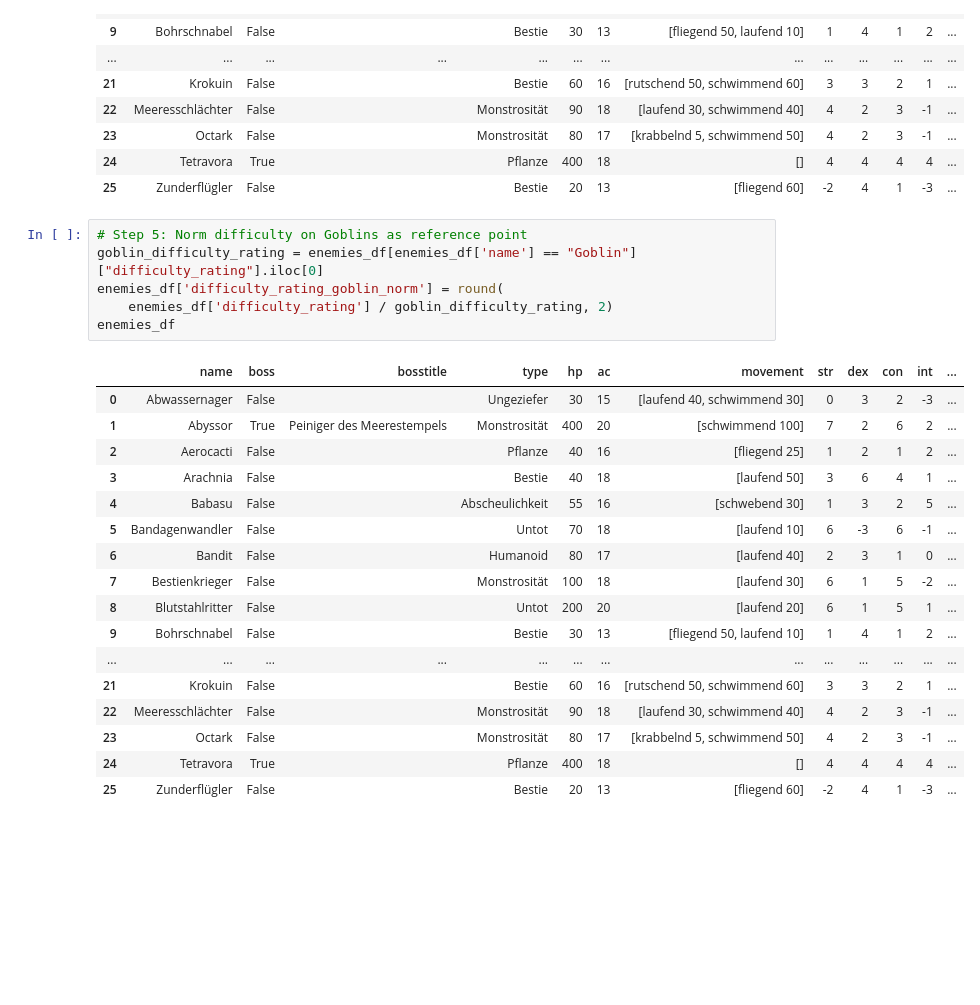
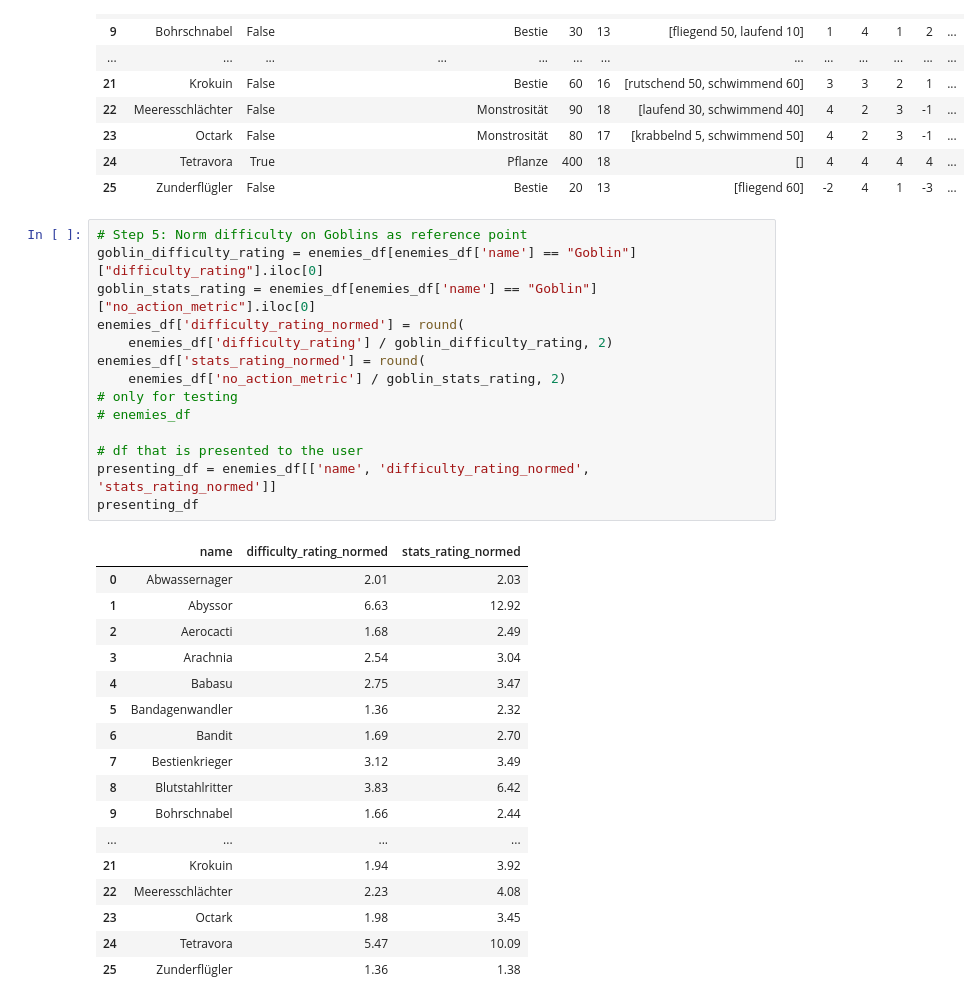
Before and after one commit to Zetsuboushii/vastlands-exploration, a Jupyter notebook: metric_pipeline.ipynb, the cells around one changed output. Cells and saved outputs as stored; diff of their text form; blank space fills up the shorter version.

Commit message:
changed output of metric to be suited for submission

```diff
--- a/metric_pipeline.ipynb
+++ b/metric_pipeline.ipynb
@@ -489,24 +489,32 @@ Schattenbarriere is not in action df
 # %%
 # Step 5: Norm difficulty on Goblins as reference point
 goblin_difficulty_rating = enemies_df[enemies_df['name'] == "Goblin"]["difficulty_rating"].iloc[0]
-enemies_df['difficulty_rating_goblin_norm'] = round(
+goblin_stats_rating = enemies_df[enemies_df['name'] == "Goblin"]["no_action_metric"].iloc[0]
+enemies_df['difficulty_rating_normed'] = round(
     enemies_df['difficulty_rating'] / goblin_difficulty_rating, 2)
-enemies_df
+enemies_df['stats_rating_normed'] = round(
+    enemies_df['no_action_metric'] / goblin_stats_rating, 2)
+# only for testing
+# enemies_df
+
+# df that is presented to the user
+presenting_df = enemies_df[['name', 'difficulty_rating_normed', 'stats_rating_normed']]
+presenting_df
 # %% [output]
-|  | name | boss | bosstitle | type | hp | ac | movement | str | dex | con | int | ... |
-| 0 | Abwassernager | False |  | Ungeziefer | 30 | 15 | [laufend 40, schwimmend 30] | 0 | 3 | 2 | -3 | ... |
-| 1 | Abyssor | True | Peiniger des Meerestempels | Monstrosität | 400 | 20 | [schwimmend 100] | 7 | 2 | 6 | 2 | ... |
-| 2 | Aerocacti | False |  | Pflanze | 40 | 16 | [fliegend 25] | 1 | 2 | 1 | 2 | ... |
-| 3 | Arachnia | False |  | Bestie | 40 | 18 | [laufend 50] | 3 | 6 | 4 | 1 | ... |
-| 4 | Babasu | False |  | Abscheulichkeit | 55 | 16 | [schwebend 30] | 1 | 3 | 2 | 5 | ... |
-| 5 | Bandagenwandler | False |  | Untot | 70 | 18 | [laufend 10] | 6 | -3 | 6 | -1 | ... |
-| 6 | Bandit | False |  | Humanoid | 80 | 17 | [laufend 40] | 2 | 3 | 1 | 0 | ... |
-| 7 | Bestienkrieger | False |  | Monstrosität | 100 | 18 | [laufend 30] | 6 | 1 | 5 | -2 | ... |
-| 8 | Blutstahlritter | False |  | Untot | 200 | 20 | [laufend 20] | 6 | 1 | 5 | 1 | ... |
-| 9 | Bohrschnabel | False |  | Bestie | 30 | 13 | [fliegend 50, laufend 10] | 1 | 4 | 1 | 2 | ... |
-| ... | ... | ... | ... | ... | ... | ... | ... | ... | ... | ... | ... | ... |
-| 21 | Krokuin | False |  | Bestie | 60 | 16 | [rutschend 50, schwimmend 60] | 3 | 3 | 2 | 1 | ... |
-| 22 | Meeresschlächter | False |  | Monstrosität | 90 | 18 | [laufend 30, schwimmend 40] | 4 | 2 | 3 | -1 | ... |
-| 23 | Octark | False |  | Monstrosität | 80 | 17 | [krabbelnd 5, schwimmend 50] | 4 | 2 | 3 | -1 | ... |
-| 24 | Tetravora | True |  | Pflanze | 400 | 18 | [] | 4 | 4 | 4 | 4 | ... |
-| 25 | Zunderflügler | False |  | Bestie | 20 | 13 | [fliegend 60] | -2 | 4 | 1 | -3 | ... |
+|  | name | difficulty_rating_normed | stats_rating_normed |
+| 0 | Abwassernager | 2.01 | 2.03 |
+| 1 | Abyssor | 6.63 | 12.92 |
+| 2 | Aerocacti | 1.68 | 2.49 |
+| 3 | Arachnia | 2.54 | 3.04 |
+| 4 | Babasu | 2.75 | 3.47 |
+| 5 | Bandagenwandler | 1.36 | 2.32 |
+| 6 | Bandit | 1.69 | 2.70 |
+| 7 | Bestienkrieger | 3.12 | 3.49 |
+| 8 | Blutstahlritter | 3.83 | 6.42 |
+| 9 | Bohrschnabel | 1.66 | 2.44 |
+| ... | ... | ... | ... |
+| 21 | Krokuin | 1.94 | 3.92 |
+| 22 | Meeresschlächter | 2.23 | 4.08 |
+| 23 | Octark | 1.98 | 3.45 |
+| 24 | Tetravora | 5.47 | 10.09 |
+| 25 | Zunderflügler | 1.36 | 1.38 |
```
